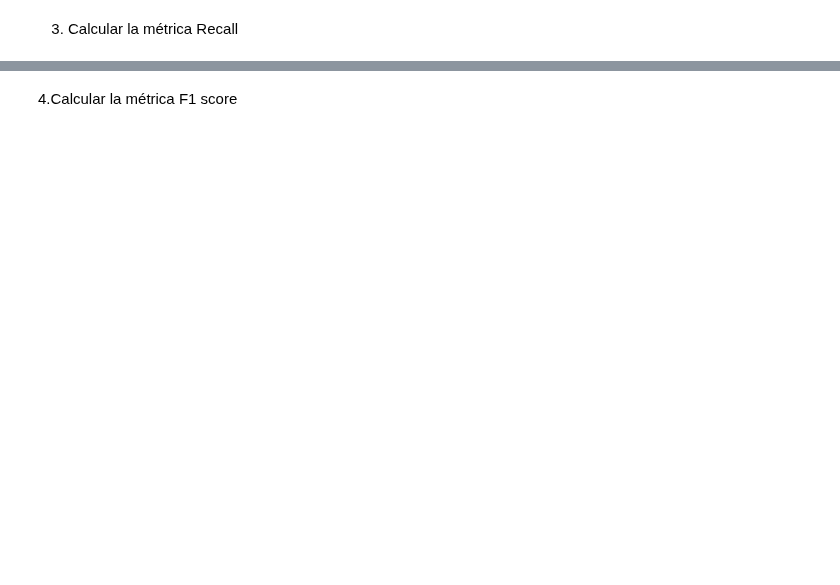
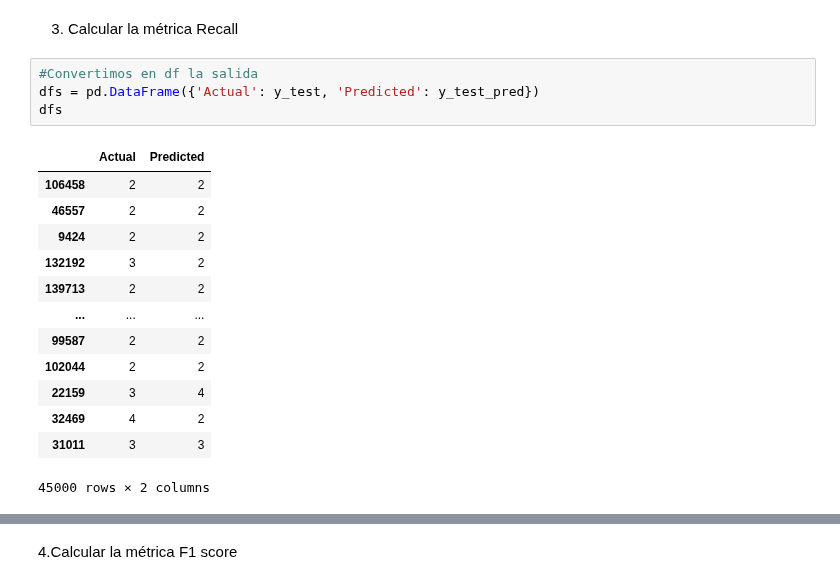
Before and after one commit to EWECORP/DScience_41870, a Jupyter notebook: Desafio_EvaluaciónML_Eduardo_Ettlin.ipynb, the cells around one changed output, grey strips where cells are left out. Saved outputs shown, nothing was run; the diff lists cells and outputs as text; blank space fills up the shorter version.

```diff
--- a/Desafio_EvaluaciónML_Eduardo_Ettlin.ipynb
+++ b/Desafio_EvaluaciónML_Eduardo_Ettlin.ipynb
@@ -285,2 +287,20 @@ array([[44205,   373],
 # %% [markdown]
 3. Calcular la métrica Recall
+# %%
+#Convertimos en df la salida
+dfs = pd.DataFrame({'Actual': y_test, 'Predicted': y_test_pred})
+dfs
+# %% [output]
+|  | Actual | Predicted |
+| 106458 | 2 | 2 |
+| 46557 | 2 | 2 |
+| 9424 | 2 | 2 |
+| 132192 | 3 | 2 |
+| 139713 | 2 | 2 |
+| ... | ... | ... |
+| 99587 | 2 | 2 |
+| 102044 | 2 | 2 |
+| 22159 | 3 | 4 |
+| 32469 | 4 | 2 |
+| 31011 | 3 | 3 |
+45000 rows × 2 columns
```
Also changed, not shown: parts of 21 cells of this notebook.
